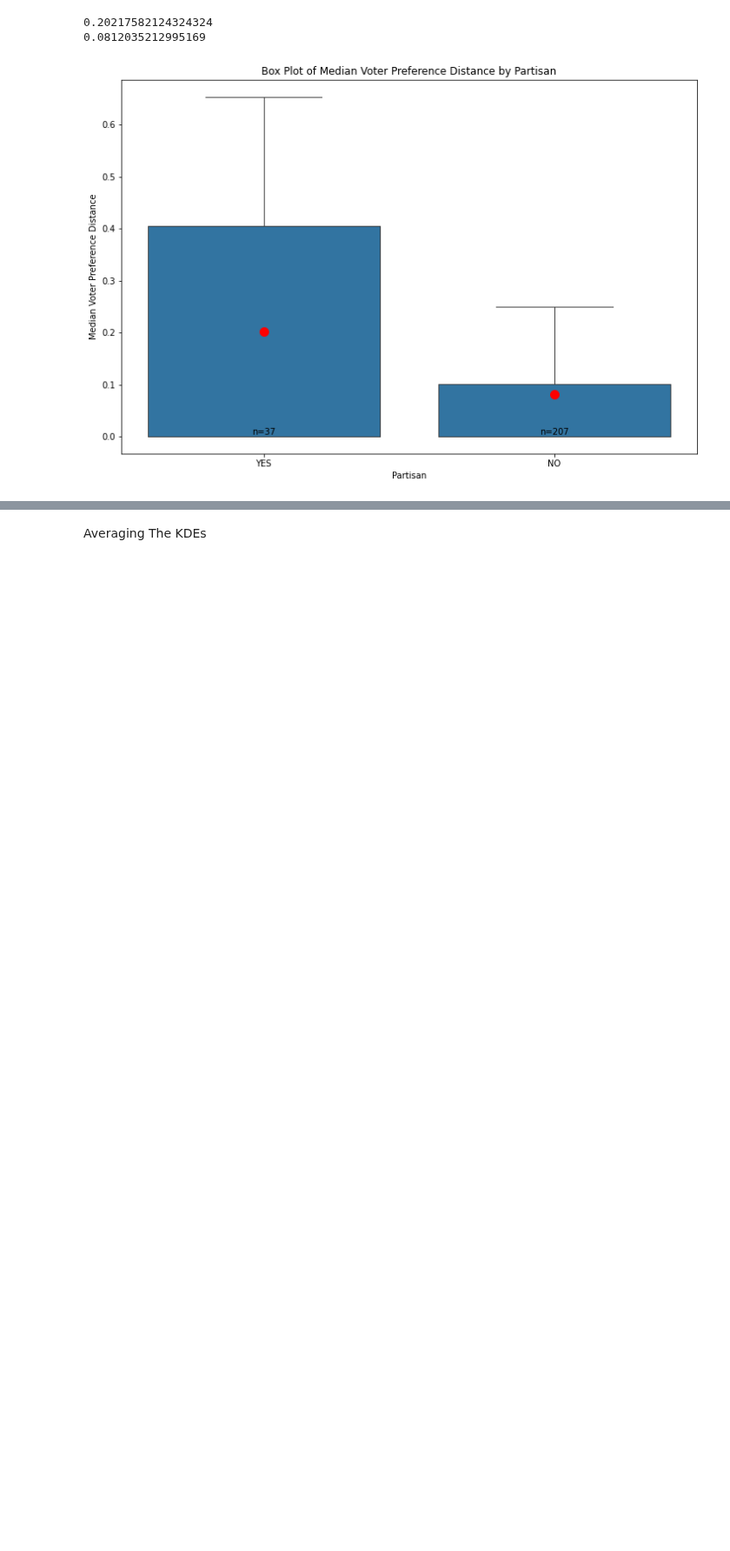
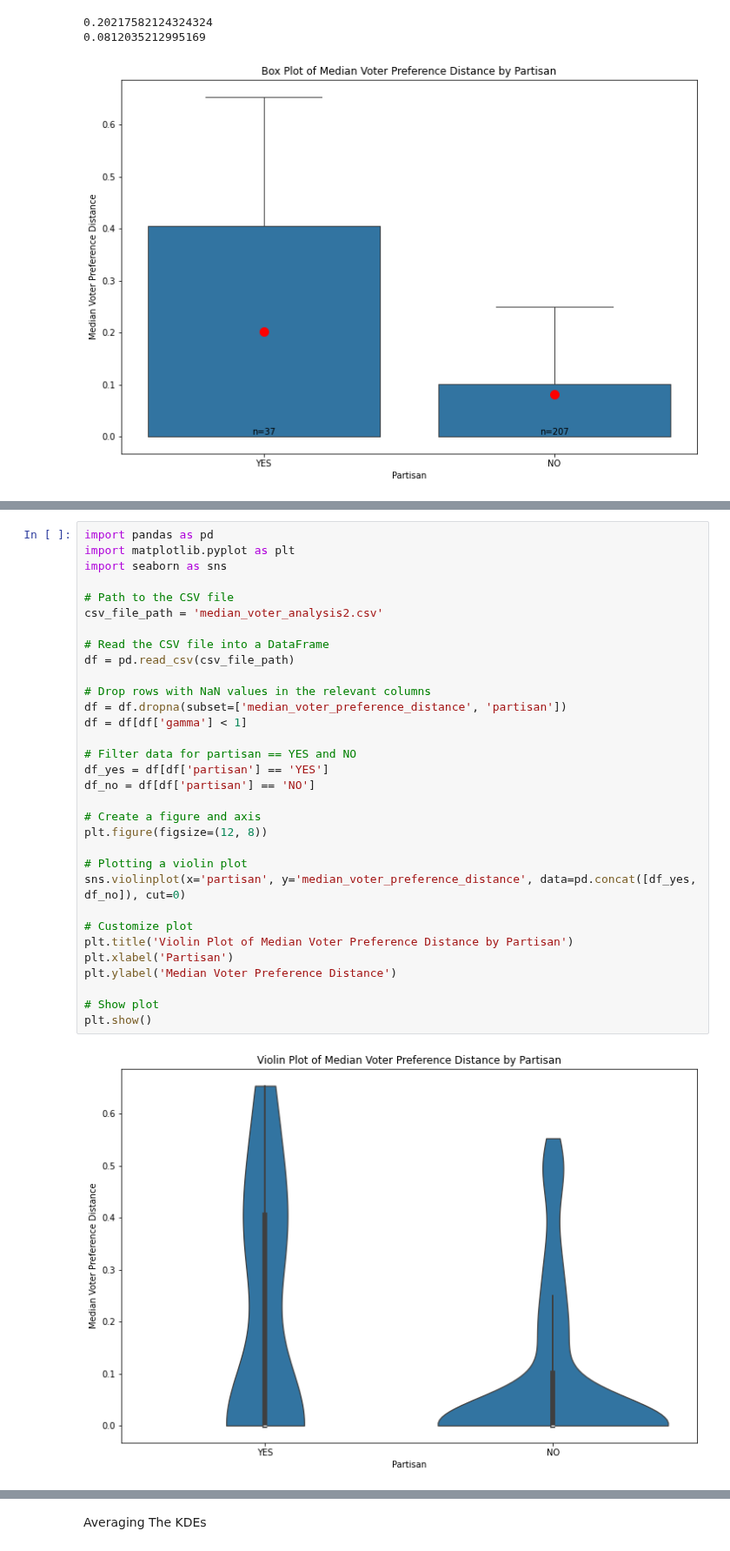
Before and after one commit to ericssimpson/voting-analysis-tools, a Jupyter notebook: cleaned files/median_voter_analysis.ipynb, the cells around one changed output, grey strips where cells are left out. Shown at 87% size. Cells and saved outputs as stored; diff of their text form; blank space fills up the shorter version.

```diff
--- a/cleaned files/median_voter_analysis.ipynb
+++ b/cleaned files/median_voter_analysis.ipynb
@@ -648,3 +735,37 @@ plt.show()
+# %%
+import pandas as pd
+import matplotlib.pyplot as plt
+import seaborn as sns
+
+# Path to the CSV file
+csv_file_path = 'median_voter_analysis2.csv'
+
+# Read the CSV file into a DataFrame
+df = pd.read_csv(csv_file_path)
+
+# Drop rows with NaN values in the relevant columns
+df = df.dropna(subset=['median_voter_preference_distance', 'partisan'])
+df = df[df['gamma'] < 1]
+
+# Filter data for partisan == YES and NO
+df_yes = df[df['partisan'] == 'YES']
+df_no = df[df['partisan'] == 'NO']
+
+# Create a figure and axis
+plt.figure(figsize=(12, 8))
+
+# Plotting a violin plot
+sns.violinplot(x='partisan', y='median_voter_preference_distance', data=pd.concat([df_yes, df_no]), cut=0)
+
+# Customize plot
+plt.title('Violin Plot of Median Voter Preference Distance by Partisan')
+plt.xlabel('Partisan')
+plt.ylabel('Median Voter Preference Distance')
+
+# Show plot
+plt.show()
+# %% [output]
+[figure, added]
 # %%
 import pandas as pd
 import matplotlib.pyplot as plt
```
Also changed, not shown: parts of 8 cells of this notebook, 5 other files.
